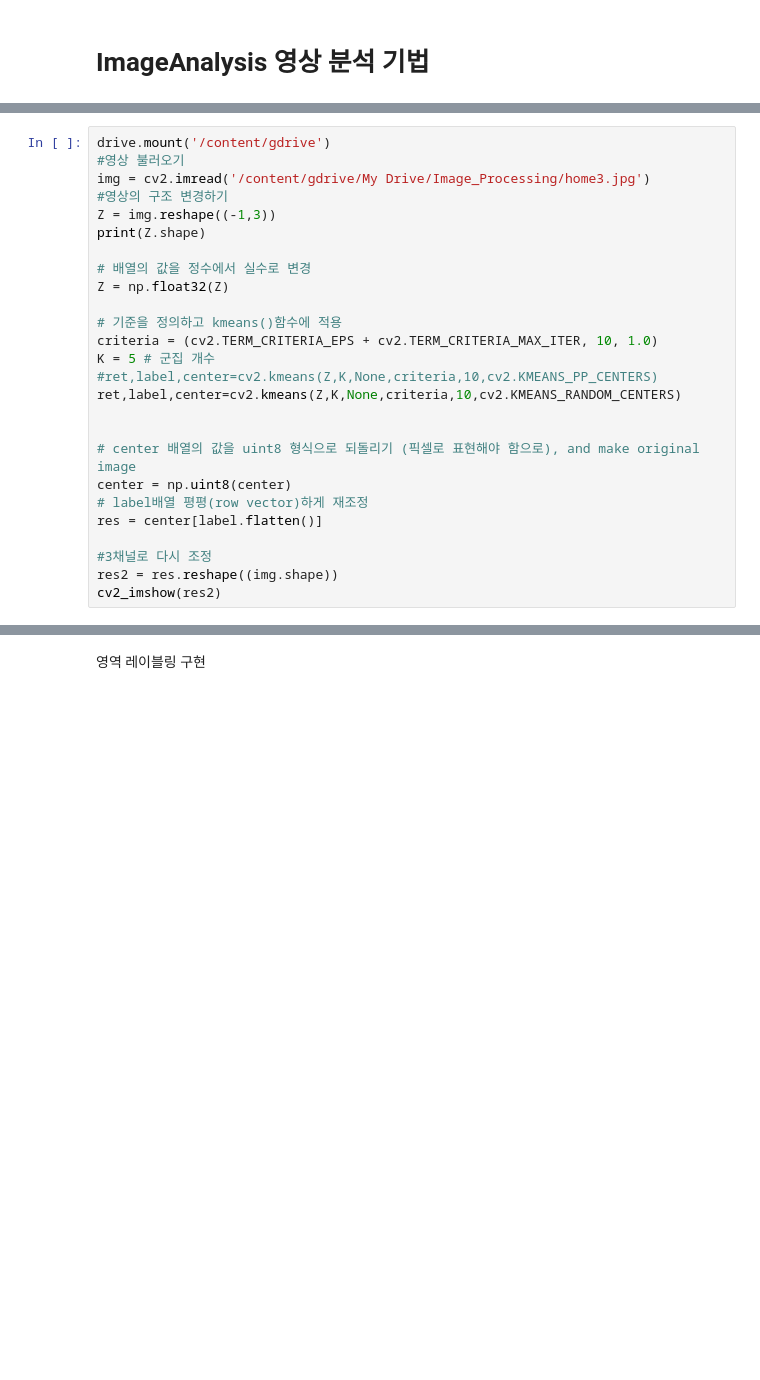
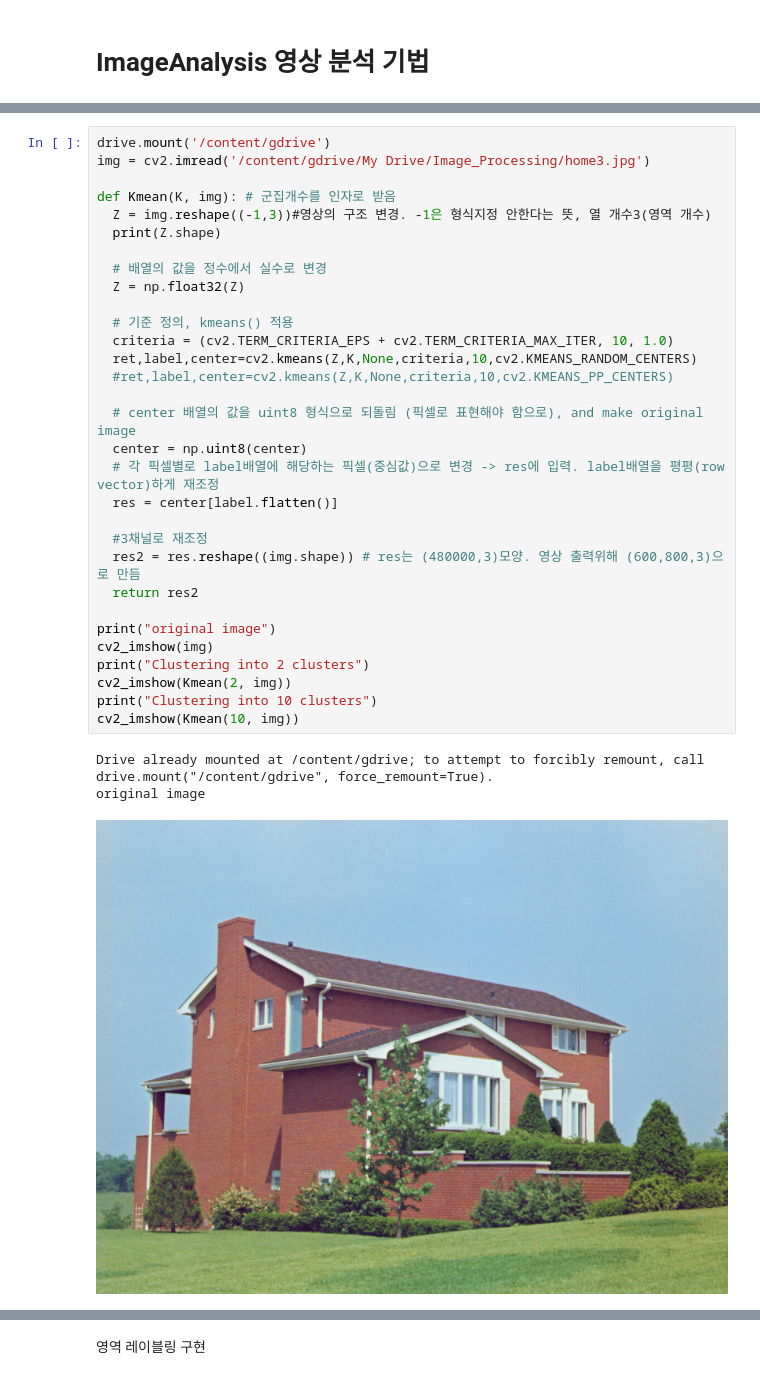
Before and after one commit to olzlt/OpenCV, a Jupyter notebook: OpenCV영상처리_09_ImageAnalysis.ipynb, the cells around one changed output, grey strips where cells are left out. Saved outputs shown, nothing was run; the diff lists cells and outputs as text; blank space fills up the shorter version.

```diff
--- a/OpenCV영상처리_09_ImageAnalysis.ipynb
+++ b/OpenCV영상처리_09_ImageAnalysis.ipynb
@@ -55,26 +105,35 @@ K-mean 군집화 구현 2
 # %%
 drive.mount('/content/gdrive')
-#영상 불러오기
 img = cv2.imread('/content/gdrive/My Drive/Image_Processing/home3.jpg')
-#영상의 구조 변경하기
-Z = img.reshape((-1,3))
-print(Z.shape)
 
-# 배열의 값을 정수에서 실수로 변경
-Z = np.float32(Z)
+def Kmean(K, img): # 군집개수를 인자로 받음
+  Z = img.reshape((-1,3))#영상의 구조 변경. -1은 형식지정 안한다는 뜻, 열 개수3(영역 개수)
+  print(Z.shape)
 
-# 기준을 정의하고 kmeans()함수에 적용
-criteria = (cv2.TERM_CRITERIA_EPS + cv2.TERM_CRITERIA_MAX_ITER, 10, 1.0)
-K = 5 # 군집 개수
-#ret,label,center=cv2.kmeans(Z,K,None,criteria,10,cv2.KMEANS_PP_CENTERS)
-ret,label,center=cv2.kmeans(Z,K,None,criteria,10,cv2.KMEANS_RANDOM_CENTERS)
+  # 배열의 값을 정수에서 실수로 변경
+  Z = np.float32(Z)
 
+  # 기준 정의, kmeans() 적용
+  criteria = (cv2.TERM_CRITERIA_EPS + cv2.TERM_CRITERIA_MAX_ITER, 10, 1.0)
+  ret,label,center=cv2.kmeans(Z,K,None,criteria,10,cv2.KMEANS_RANDOM_CENTERS)
+  #ret,label,center=cv2.kmeans(Z,K,None,criteria,10,cv2.KMEANS_PP_CENTERS)
 
-# center 배열의 값을 uint8 형식으로 되돌리기 (픽셀로 표현해야 함으로), and make original image
-center = np.uint8(center)
-# label배열 평평(row vector)하게 재조정
-res = center[label.flatten()]
+  # center 배열의 값을 uint8 형식으로 되돌림 (픽셀로 표현해야 함으로), and make original image
+  center = np.uint8(center)
+  # 각 픽셀별로 label배열에 해당하는 픽셀(중심값)으로 변경 -> res에 입력. label배열을 평평(row vector)하게 재조정
+  res = center[label.flatten()]
 
-#3채널로 다시 조정
-res2 = res.reshape((img.shape))
-cv2_imshow(res2)
+  #3채널로 재조정
+  res2 = res.reshape((img.shape)) # res는 (480000,3)모양. 영상 출력위해 (600,800,3)으로 만듬
+  return res2
+
+print("original image")
+cv2_imshow(img)
+print("Clustering into 2 clusters")
+cv2_imshow(Kmean(2, img))
+print("Clustering into 10 clusters")
+cv2_imshow(Kmean(10, img))
+# %% [output]
+Drive already mounted at /content/gdrive; to attempt to forcibly remount, call drive.mount("/content/gdrive", force_remount=True).
+original image
+[figure, added]
```
Also changed, not shown: parts of 13 cells of this notebook.
